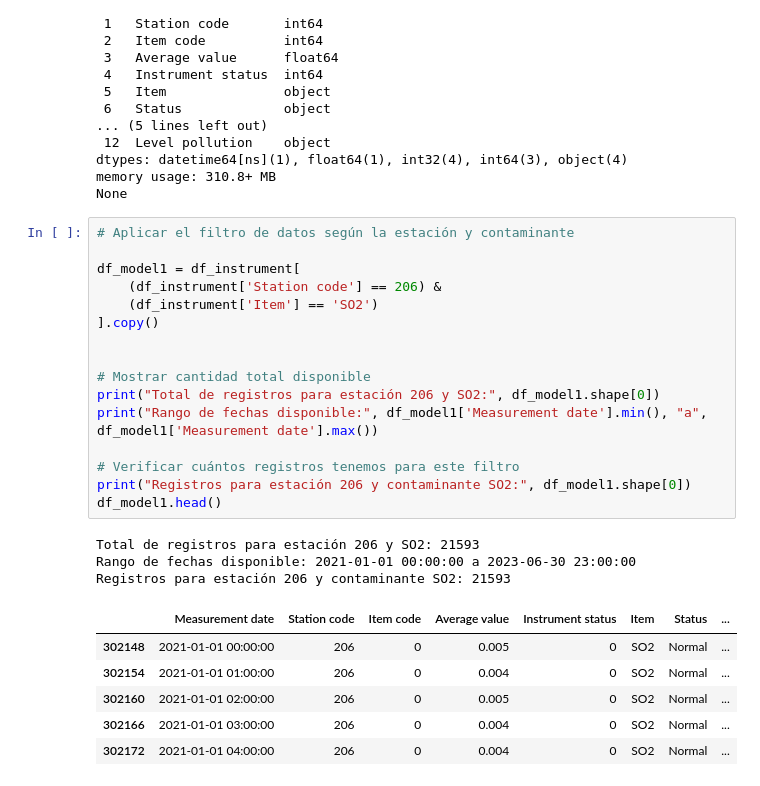
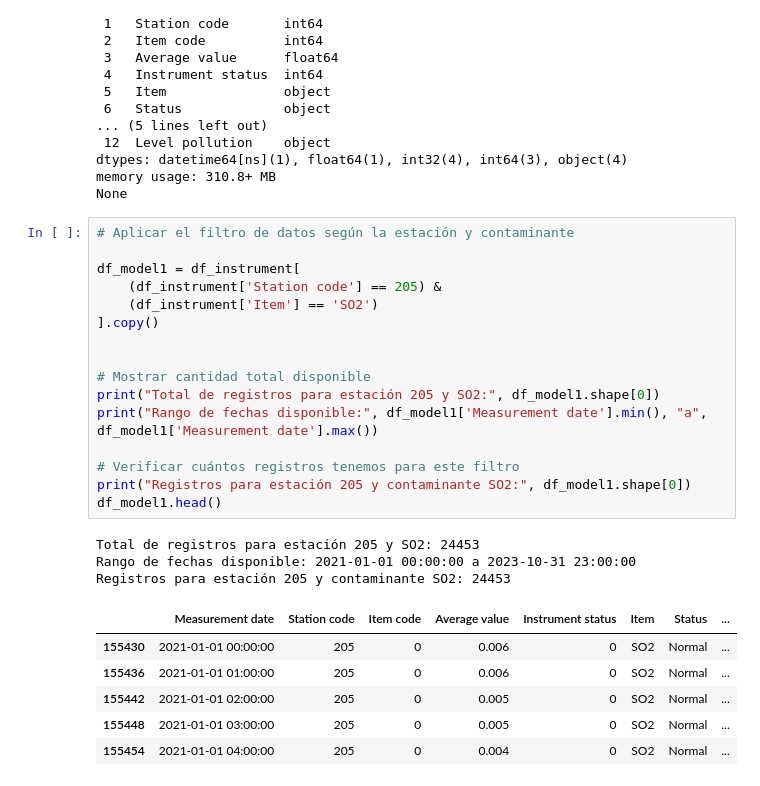
Before and after one commit to carlosgomezagrafojo/pollution-data, a Jupyter notebook: proyect_contaminacion.ipynb, the cells around one changed output. Cells and saved outputs as stored; diff of their text form.

Commit message:
Creado con Colab verificación del modelo 1 de clasificación con las predicciones solicitadas en el 1er punto de la tarea 3

```diff
--- a/proyect_contaminacion.ipynb
+++ b/proyect_contaminacion.ipynb
@@ -3499,26 +3498,26 @@ None
 # %%
 # Aplicar el filtro de datos según la estación y contaminante
 
 df_model1 = df_instrument[
-    (df_instrument['Station code'] == 206) &
+    (df_instrument['Station code'] == 205) &
     (df_instrument['Item'] == 'SO2')
 ].copy()
 
 
 # Mostrar cantidad total disponible
-print("Total de registros para estación 206 y SO2:", df_model1.shape[0])
+print("Total de registros para estación 205 y SO2:", df_model1.shape[0])
 print("Rango de fechas disponible:", df_model1['Measurement date'].min(), "a", df_model1['Measurement date'].max())
 
 # Verificar cuántos registros tenemos para este filtro
-print("Registros para estación 206 y contaminante SO2:", df_model1.shape[0])
+print("Registros para estación 205 y contaminante SO2:", df_model1.shape[0])
 df_model1.head()
 # %% [output]
-Total de registros para estación 206 y SO2: 21593
-Rango de fechas disponible: 2021-01-01 00:00:00 a 2023-06-30 23:00:00
-Registros para estación 206 y contaminante SO2: 21593
+Total de registros para estación 205 y SO2: 24453
+Rango de fechas disponible: 2021-01-01 00:00:00 a 2023-10-31 23:00:00
+Registros para estación 205 y contaminante SO2: 24453
 |  | Measurement date | Station code | Item code | Average value | Instrument status | Item | Status | ... |
-| 302148 | 2021-01-01 00:00:00 | 206 | 0 | 0.005 | 0 | SO2 | Normal | ... |
-| 302154 | 2021-01-01 01:00:00 | 206 | 0 | 0.004 | 0 | SO2 | Normal | ... |
-| 302160 | 2021-01-01 02:00:00 | 206 | 0 | 0.005 | 0 | SO2 | Normal | ... |
-| 302166 | 2021-01-01 03:00:00 | 206 | 0 | 0.004 | 0 | SO2 | Normal | ... |
-| 302172 | 2021-01-01 04:00:00 | 206 | 0 | 0.004 | 0 | SO2 | Normal | ... |
+| 155430 | 2021-01-01 00:00:00 | 205 | 0 | 0.006 | 0 | SO2 | Normal | ... |
+| 155436 | 2021-01-01 01:00:00 | 205 | 0 | 0.006 | 0 | SO2 | Normal | ... |
+| 155442 | 2021-01-01 02:00:00 | 205 | 0 | 0.005 | 0 | SO2 | Normal | ... |
+| 155448 | 2021-01-01 03:00:00 | 205 | 0 | 0.005 | 0 | SO2 | Normal | ... |
+| 155454 | 2021-01-01 04:00:00 | 205 | 0 | 0.004 | 0 | SO2 | Normal | ... |
```
Also changed, not shown: parts of 18 cells of this notebook.
